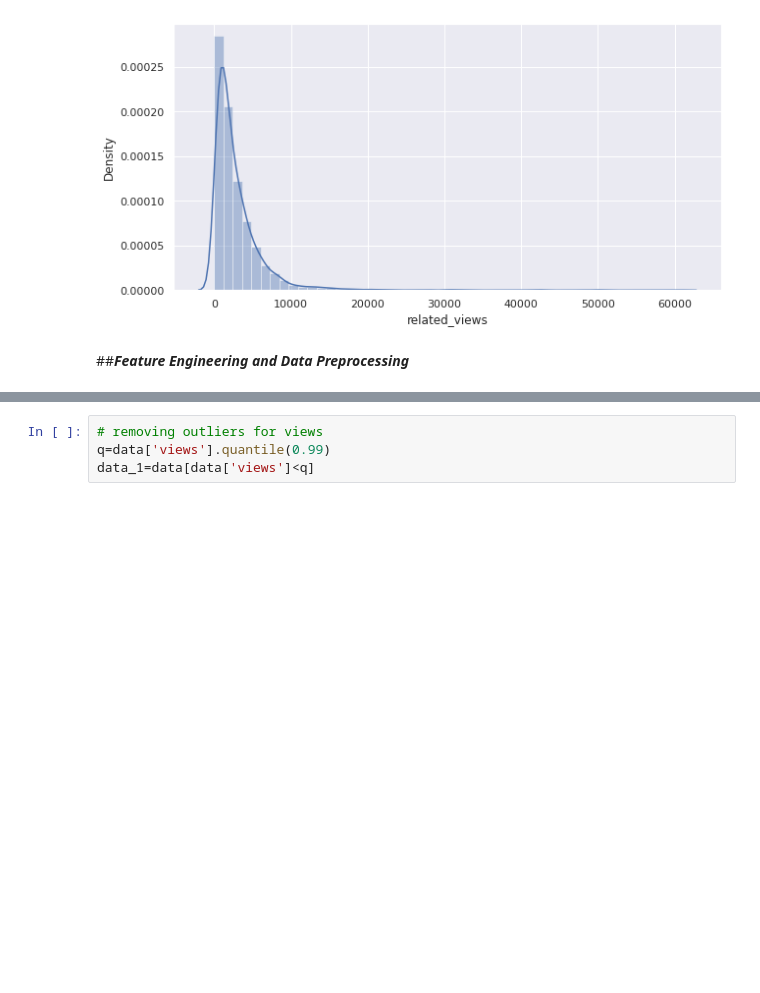
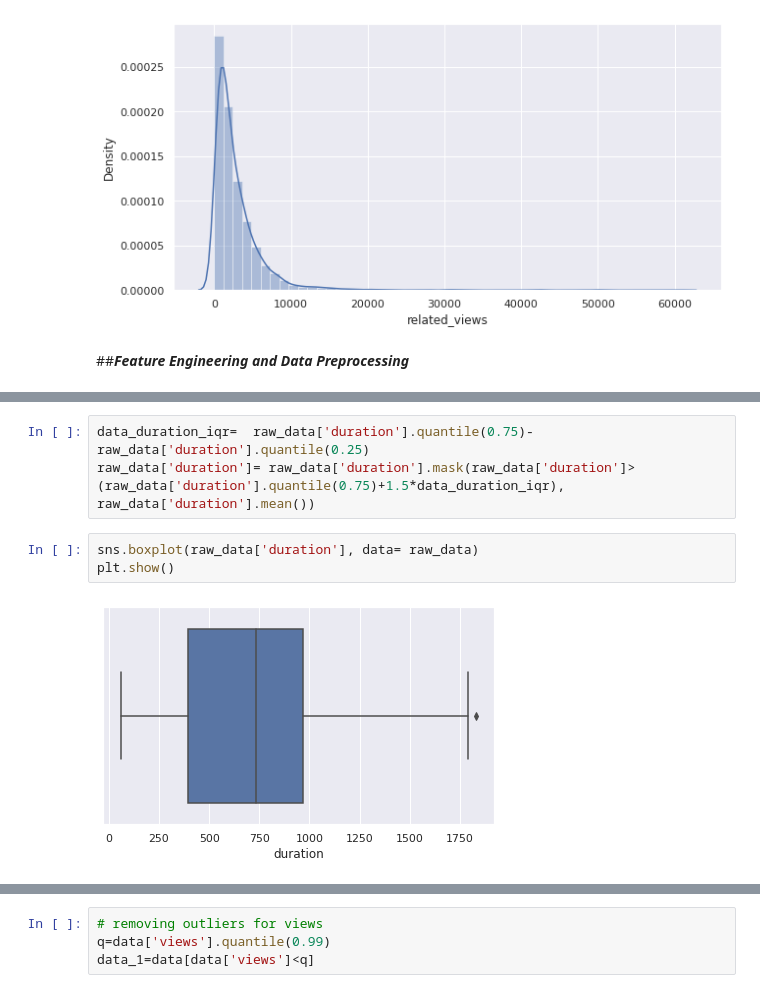
Before and after one commit to Rahul2661998/Capstone-Project-Ted-Talk-Views-Prediction-, a Jupyter notebook: Ted_Talk_Views_Predictions.ipynb, the cells around one changed output, grey strips where cells are left out. Saved outputs shown, nothing was run; the diff lists cells and outputs as text; blank space fills up the shorter version.

```diff
--- a/Ted_Talk_Views_Predictions.ipynb
+++ b/Ted_Talk_Views_Predictions.ipynb
@@ -458,0 +475,8 @@ plt.show()
+# %%
+data_duration_iqr=  raw_data['duration'].quantile(0.75)-raw_data['duration'].quantile(0.25)
+raw_data['duration']= raw_data['duration'].mask(raw_data['duration']>(raw_data['duration'].quantile(0.75)+1.5*data_duration_iqr), raw_data['duration'].mean())
+# %%
+sns.boxplot(raw_data['duration'], data= raw_data)
+plt.show()
+# %% [output]
+[figure, added]
```
Also changed, not shown: parts of 46 cells of this notebook.
